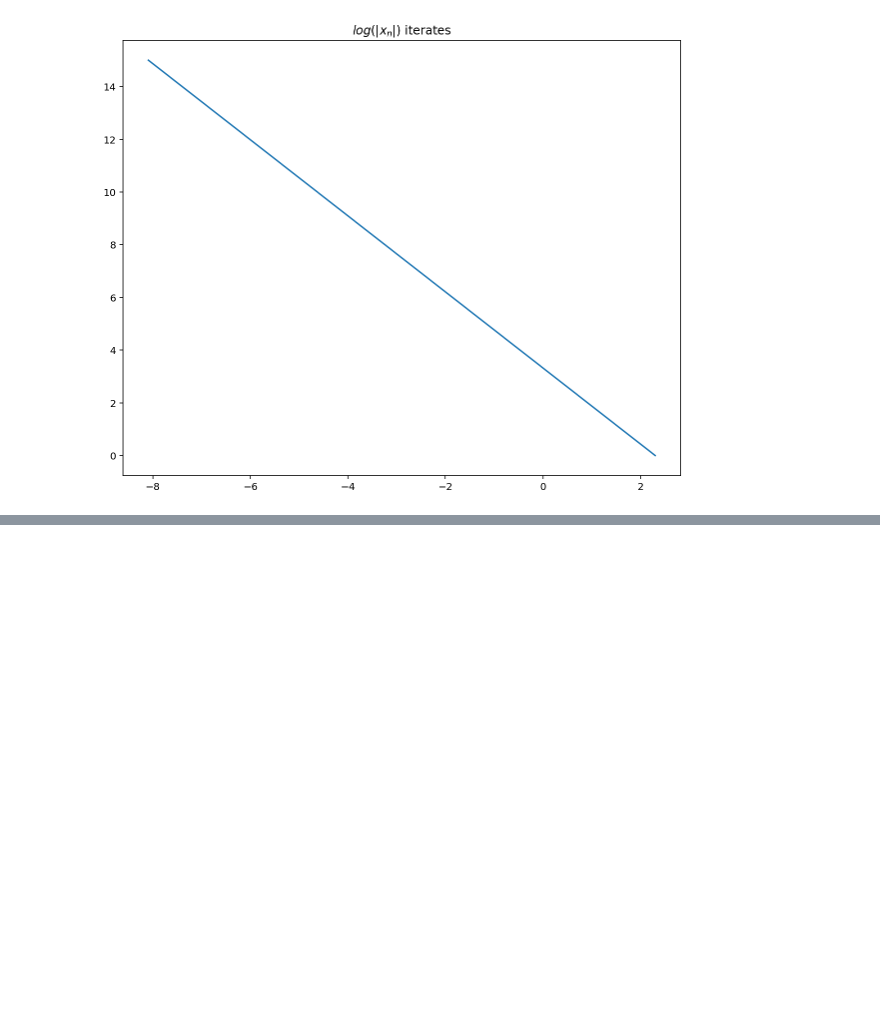
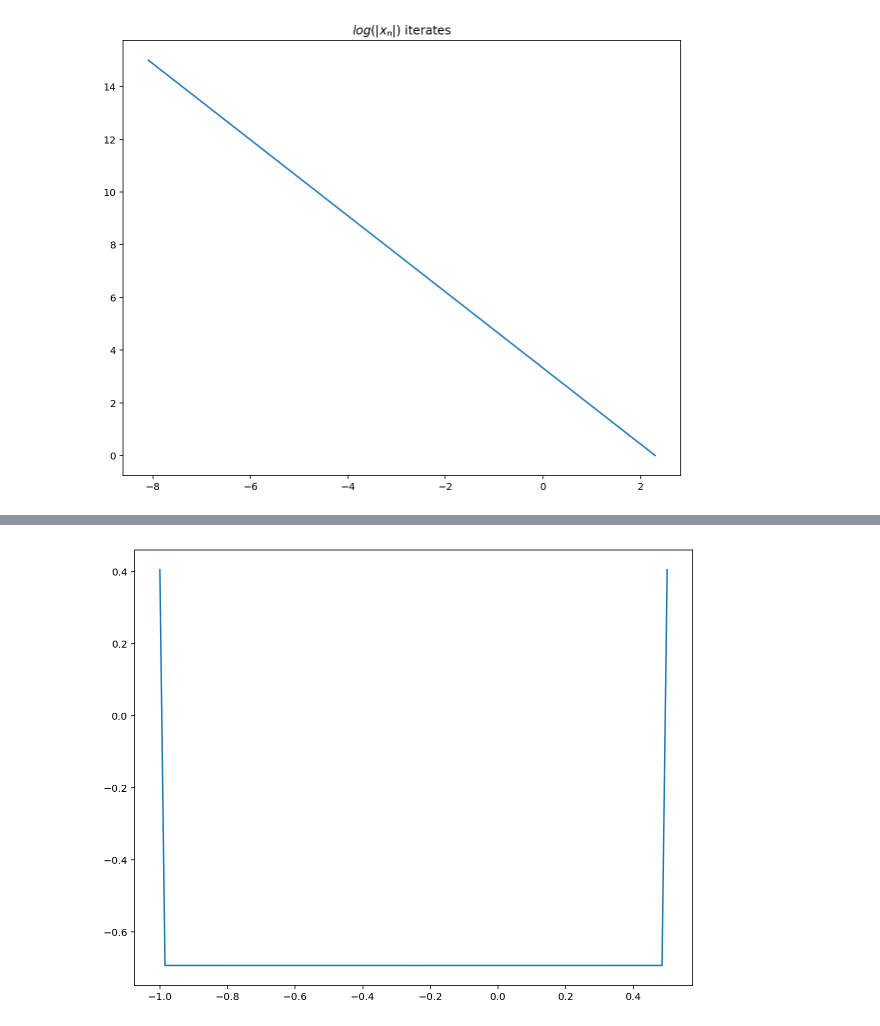
Before and after one commit to themichaelyang/dynsys, a Jupyter notebook: hw-5.ipynb, the cells around one changed output, grey strips where cells are left out. Saved outputs shown, nothing was run; the diff lists cells and outputs as text; code cells hidden in the pictures; blank space fills up the shorter version.

Commit message:
Added up to problem 6 hw 5

```diff
--- a/hw-5.ipynb
+++ b/hw-5.ipynb
@@ -38,7 +47,7 @@ def f_deriv(x):
 
 def lyapunov_exponent(fn, deriv, val, num_iterates=10**6):
     trajectory = iterate_map(fn, val, num_iterates)
-    return np.sum(np.log(np.abs(f_deriv(trajectory)))) / num_iterates
+    return np.sum(np.log(np.abs(deriv(trajectory)))) / trajectory.size
 
 print(lyapunov_exponent(f, f_deriv, 1/4))
 print(lyapunov_exponent(f, f_deriv, 3/8))
@@ -49,0 +81,12 @@ print(lyapunov_exponent(f, f_deriv, 31/64))
+# %%
+def problem_5():
+    interval = np.linspace(-1, 0.5, 100)
+    fig, ax = plt.subplots(figsize=(10, 8))
+
+    all_exponents = [lyapunov_exponent(f, f_deriv, x_i, 10**5) for x_i in interval]
+    ax.plot(interval, all_exponents)
+    fig.show()
+
+problem_5()
+# %% [output]
+[figure, added]
```
Also changed, not shown: parts of 10 cells of this notebook, 1 other file.
